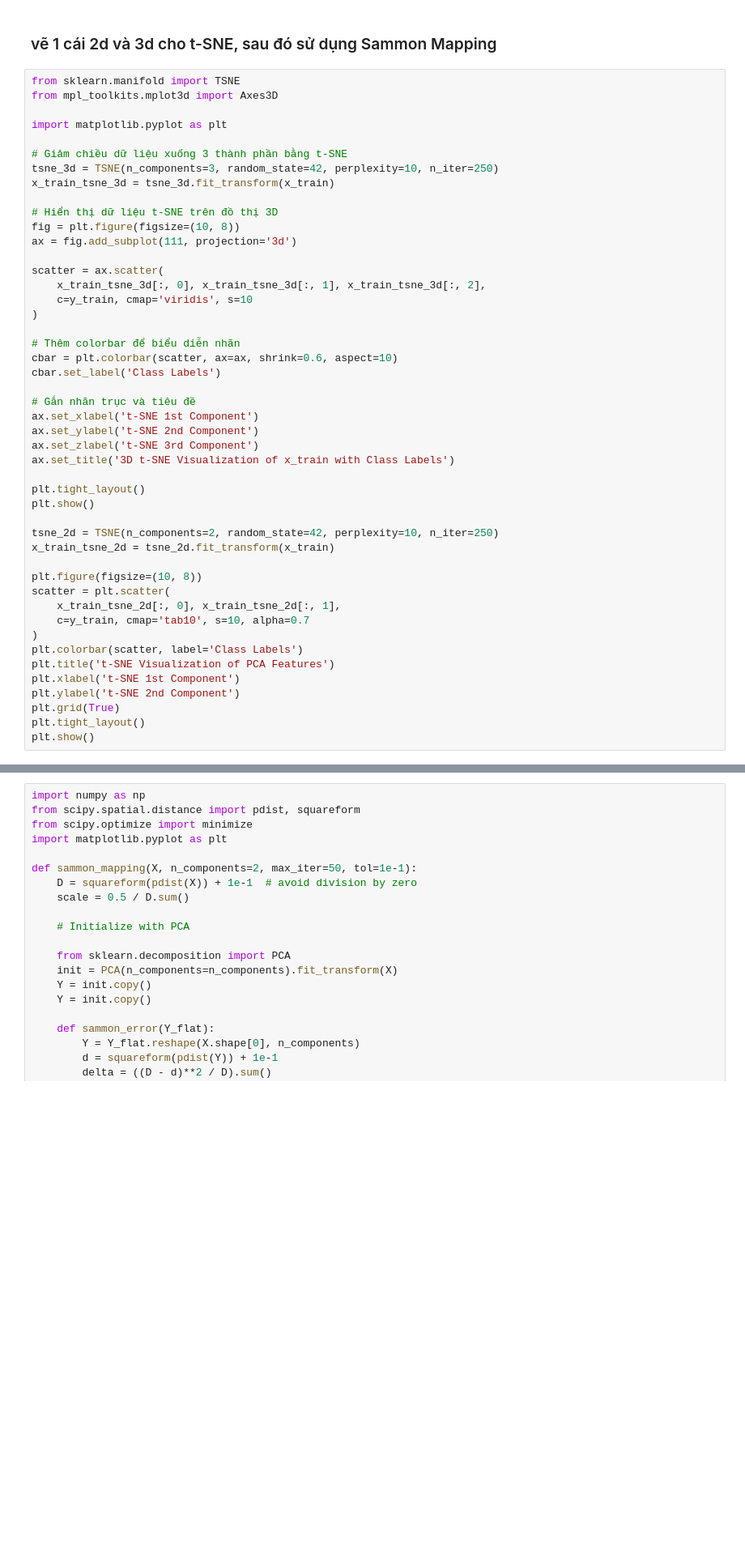
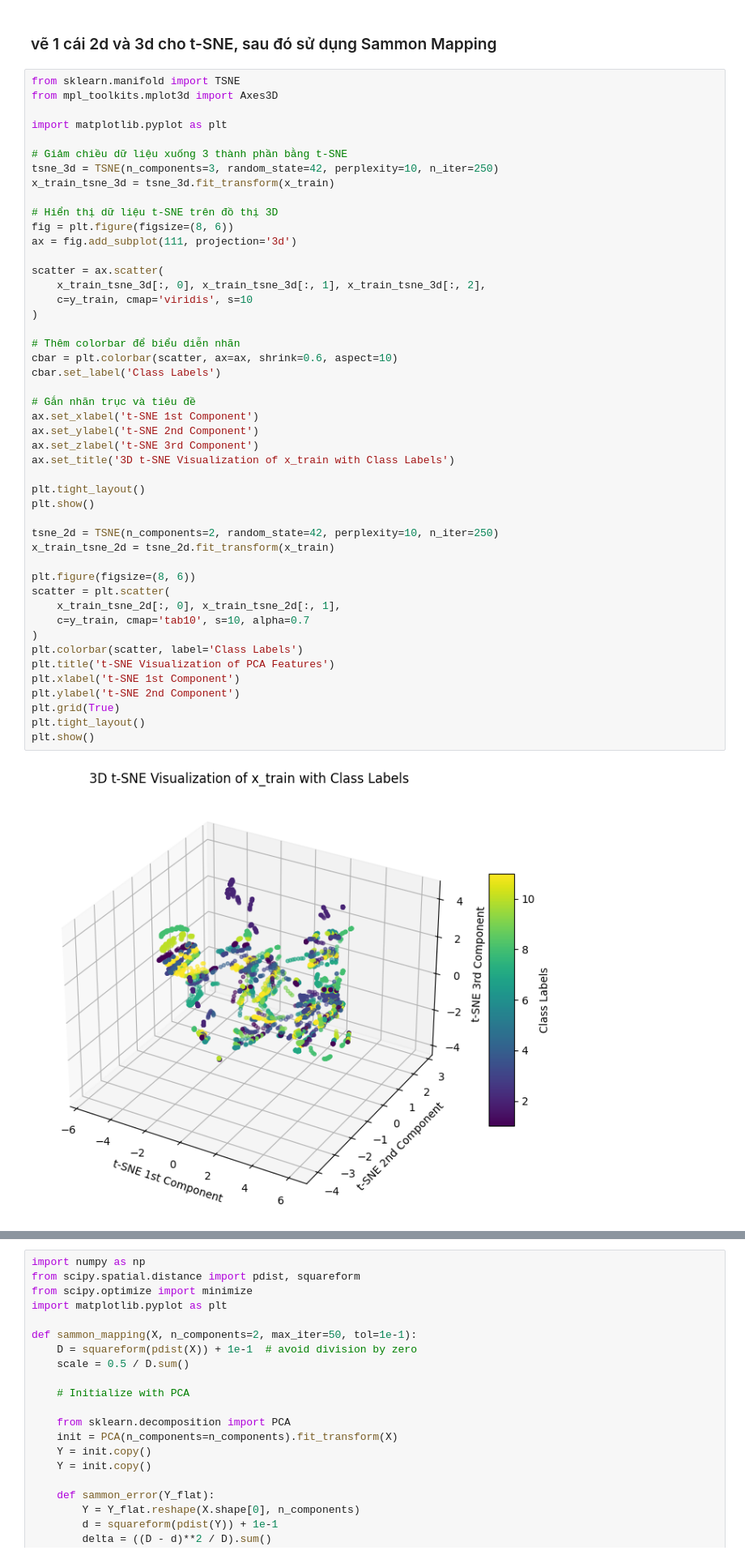
Before and after one commit to sillycroisant/GaitEnergy-Detection, a Jupyter notebook: 3_classify_and_visualize.ipynb, the cells around one changed output, grey strips where cells are left out. Shown at 81% size. Saved outputs shown, nothing was run; the diff lists cells and outputs as text; blank space fills up the shorter version.

```diff
--- a/3_classify_and_visualize.ipynb
+++ b/3_classify_and_visualize.ipynb
@@ -377,7 +374,7 @@ tsne_3d = TSNE(n_components=3, random_state=42, perplexity=10, n_iter=250)
 x_train_tsne_3d = tsne_3d.fit_transform(x_train)
 
 # Hiển thị dữ liệu t-SNE trên đồ thị 3D
-fig = plt.figure(figsize=(10, 8))
+fig = plt.figure(figsize=(8, 6))
 ax = fig.add_subplot(111, projection='3d')
 
 scatter = ax.scatter(
@@ -385,31 +382,33 @@ scatter = ax.scatter(
     c=y_train, cmap='viridis', s=10
 )
 
 # Thêm colorbar để biểu diễn nhãn
 cbar = plt.colorbar(scatter, ax=ax, shrink=0.6, aspect=10)
 cbar.set_label('Class Labels')
 
 # Gắn nhãn trục và tiêu đề
 ax.set_xlabel('t-SNE 1st Component')
 ax.set_ylabel('t-SNE 2nd Component')
 ax.set_zlabel('t-SNE 3rd Component')
 ax.set_title('3D t-SNE Visualization of x_train with Class Labels')
 
 plt.tight_layout()
 plt.show()
 
 tsne_2d = TSNE(n_components=2, random_state=42, perplexity=10, n_iter=250)
 x_train_tsne_2d = tsne_2d.fit_transform(x_train)
 
-plt.figure(figsize=(10, 8))
+plt.figure(figsize=(8, 6))
 scatter = plt.scatter(
     x_train_tsne_2d[:, 0], x_train_tsne_2d[:, 1],
     c=y_train, cmap='tab10', s=10, alpha=0.7
 )
 plt.colorbar(scatter, label='Class Labels')
 plt.title('t-SNE Visualization of PCA Features')
 plt.xlabel('t-SNE 1st Component')
 plt.ylabel('t-SNE 2nd Component')
 plt.grid(True)
 plt.tight_layout()
 plt.show()
+# %% [output]
+[figure, added]
```
Also changed, not shown: parts of 24 cells of this notebook, 1 other file.
